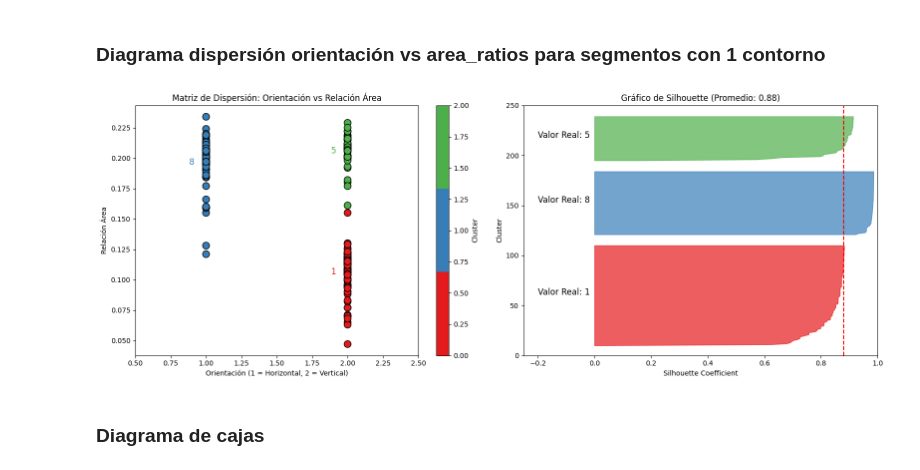
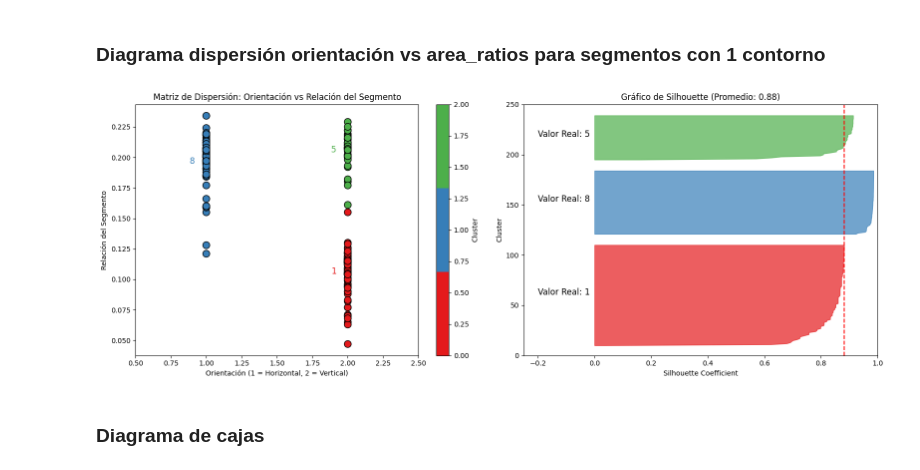
Before and after one commit to miguelable/PSM_OpenCV, a Jupyter notebook: clasificacion_lotes.ipynb, the cells around one changed output. Saved outputs shown, nothing was run; the diff lists cells and outputs as text; code cells hidden in the pictures.

```diff
--- a/clasificacion_lotes.ipynb
+++ b/clasificacion_lotes.ipynb
@@ -433,8 +433,8 @@ for image_idx, segment_info in enumerate(segment_info_global):
             "Valor Real": segment.get("valor_real", None),
             "Num Contornos": segment.get("num_contours", None),
             "Orientación": segment["orientation"][0] if segment["orientation"] else None,
-            "Relación Área": segment.get("area_ratios_relation", None),
-            "Razones de Área": razones_area_str,
+            "Relación entre Contornos": segment.get("area_ratios_relation", None),
+            "Relación del Segmento": razones_area_str,
         }
         data.append(row)
 
@@ -528,8 +528,8 @@ fig, (ax1, ax2) = plt.subplots(1, 2, figsize=(16, 6))
 # Gráfico de dispersión con los clusters coloreados
 scatter = ax1.scatter(orientaciones_num, relaciones_area, c=clusters, cmap=cmap_clusters, s=100, edgecolors="k")
 ax1.set_xlabel("Orientación (1 = Horizontal, 2 = Vertical)")
-ax1.set_ylabel("Relación Área")
-ax1.set_title("Matriz de Dispersión: Orientación vs Relación Área")
+ax1.set_ylabel("Relación entre Contornos")
+ax1.set_title("Matriz de Dispersión: Orientación vs Relación entre Contornos")
 ax1.set_xlim(0.5, 2.5)  # Limitar el eje X de 0.5 a 2.5
 fig.colorbar(scatter, ax=ax1, label="Cluster")
 
@@ -611,7 +611,7 @@ from matplotlib.colors import ListedColormap
 
 # Crear listas para almacenar las orientaciones, relaciones de área y valores reales
 orientaciones = []
-relaciones_area = []
+relaciones_area_segmento = []
 valores_reales = []
 
 # Extraer los datos
@@ -630,12 +630,12 @@ for image_idx, segment_info in enumerate(new_segment_info_global):
             # Si todos los datos son válidos, agregar a las listas
             if orientacion is not None and relacion_area is not None and valor_real is not None:
                 orientaciones.append(orientacion)
-                relaciones_area.append(relacion_area)
+                relaciones_area_segmento.append(relacion_area)
                 valores_reales.append(valor_real)
 
 # Convertir a arrays de numpy para un manejo más fácil
 orientaciones = np.array(orientaciones)
-relaciones_area = np.array(relaciones_area)
+relaciones_area_segmento = np.array(relaciones_area_segmento)
 valores_reales = np.array(valores_reales)
 
 # Convertir las orientaciones a valores numéricos (1 para 'horizontal', 2 para 'vertical')
@@ -643,7 +643,7 @@ orientaciones_num = np.array([1 if orientacion == 'horizontal' else 2 for orient
 
 # Aplicar KMeans al clustering en función de las orientaciones numéricas y relaciones de área
 kmeans = KMeans(n_clusters=len(np.unique(valores_reales)), random_state=42)
-clusters = kmeans.fit_predict(np.column_stack((orientaciones_num, relaciones_area)))
+clusters = kmeans.fit_predict(np.column_stack((orientaciones_num, relaciones_area_segmento)))
 
 # Crear un mapa de colores basado en los clusters
 cmap_clusters = ListedColormap(sns.color_palette("Set1", n_colors=len(np.unique(clusters))))
@@ -659,50 +659,50 @@ for cluster_id in np.unique(clusters):
 fig, (ax1, ax2) = plt.subplots(1, 2, figsize=(16, 6))
 
 # Gráfico de dispersión con los clusters coloreados
-scatter = ax1.scatter(orientaciones_num, relaciones_area, c=clusters, cmap=cmap_clusters, s=100, edgecolors="k")
+scatter = ax1.scatter(orientaciones_num, relaciones_area_segmento, c=clusters, cmap=cmap_clusters, s=100, edgecolors="k")
 ax1.set_xlabel("Orientación (1 = Horizontal, 2 = Vertical)")
-ax1.set_ylabel("Relación Área")
-ax1.set_title("Matriz de Dispersión: Orientación vs Relación Área")
+ax1.set_ylabel("Relación del Segmento")
+ax1.set_title("Matriz de Dispersión: Orientación vs Relación del Segmento")
 ax1.set_xlim(0.5, 2.5)  # Limitar el eje X de 0.5 a 2.5
 fig.colorbar(scatter, ax=ax1, label="Cluster")
 
 # Añadir los valores reales como etiquetas a la izquierda de cada cluster
 for cluster_id, value_real in cluster_to_value_real.items():
     ax1.text(np.mean(orientaciones_num[clusters == cluster_id]) - 0.1,  # Desplazamos el texto a la izquierda
-             np.mean(relaciones_area[clusters == cluster_id]),
+             np.mean(relaciones_area_segmento[clusters == cluster_id]),
              str(value_real), color=cmap_clusters(cluster_id),
              fontsize=12, ha='center', va='center')
 
 # Calcular la Silhouette para los clusters
-silhouette_vals = silhouette_samples(np.column_stack((orientaciones_num, relaciones_area)), clusters)
-silhouette_avg = silhouette_score(np.column_stack((orientaciones_num, relaciones_area)), clusters)
+silhouette_vals = silhouette_samples(np.column_stack((orientaciones_num, relaciones_area_segmento)), clusters)
+silhouette_avg = silhouette_score(np.column_stack((orientaciones_num, relaciones_area_segmento)), clusters)
 
 # Gráfico de Silhouette
 ax2.set_xlim([-0.25, 1])  # Cambiar el límite del eje X para que vaya de -0.25 a 1
 ax2.set_ylim([0, len(orientaciones) + (len(np.unique(clusters)) + 1) * 10])
 
 y_lower = 10
 for i in np.unique(clusters):
     cluster_silhouette_vals = silhouette_vals[clusters == i]
     cluster_silhouette_vals.sort()
 
     size_cluster = cluster_silhouette_vals.shape[0]
     y_upper = y_lower + size_cluster
 
     ax2.fill_betweenx(np.arange(y_lower, y_upper), 0, cluster_silhouette_vals, facecolor=cmap_clusters(i), edgecolor=cmap_clusters(i), alpha=0.7)
     ax2.text(-0.20, (y_lower + y_upper) / 2, f"Valor Real: {cluster_to_value_real[i]}", color='black', fontsize=12)
 
     y_lower = y_upper + 10
 
 ax2.axvline(x=silhouette_avg, color="red", linestyle="--")
 ax2.set_xlabel("Silhouette Coefficient")
 ax2.set_ylabel("Cluster")
 ax2.set_title(f"Gráfico de Silhouette (Promedio: {silhouette_avg:.2f})")
 
 plt.tight_layout()
 plt.show()
 # %% [output]
-[figure, old version]
+[figure, new version]
 # %% [markdown]
 ### Diagrama de cajas
 # %%
```
Also changed, not shown: parts of 5 cells of this notebook, 1 other file.
